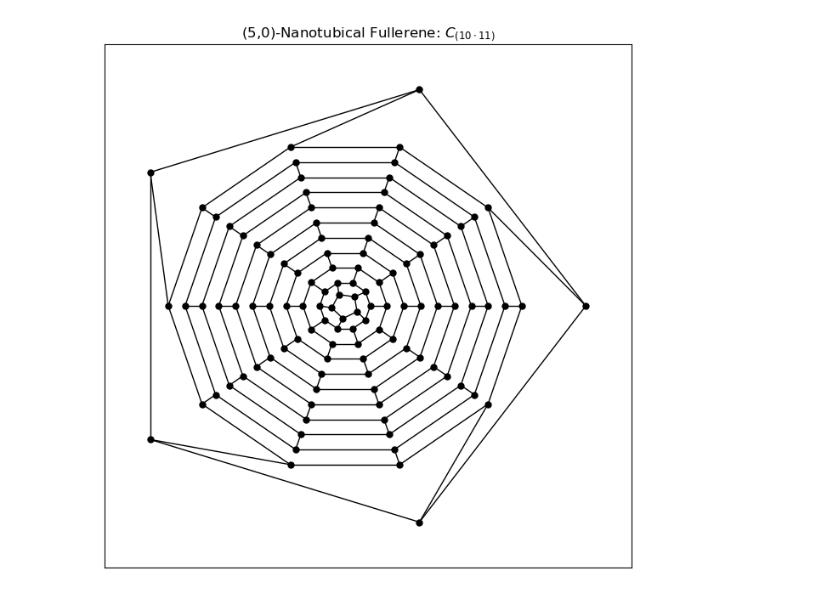
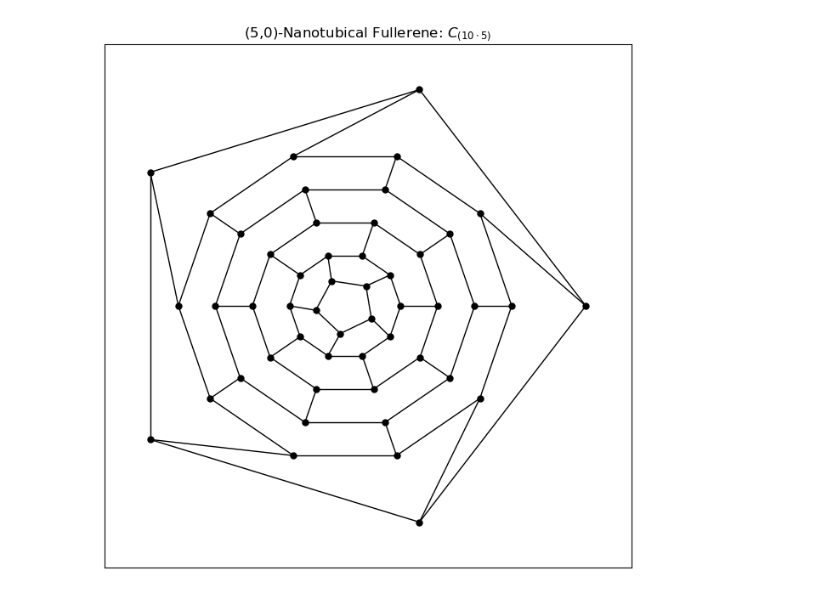
Before and after one commit to FlusAljaz/Distance-vector-of-non-tubical-nanotube-fullerenes-of-type-5-0-, a Jupyter notebook: projektna.ipynb, the cells around one changed output. Cells and saved outputs as stored; diff of their text form; code cells hidden in the pictures.

```diff
--- a/projektna.ipynb
+++ b/projektna.ipynb
@@ -277,13 +288,13 @@ def vozlišča_na_ista_razdalji(distance_vectors):
 # %%
 # Ustvari (5,0)-Nanotubical Fullerene graf za k=100 z zigzag povezavami
-G = ntf(k=11, zigzag=True)
+G = ntf(k=5, zigzag=True)
 
 # Vizualiziraj graf
 G.plot_graph(node_size=25, font_size=0, node_color="black", edge_color="black")
 
 # Pretvori graf v različne formate
 edge_list = G.convert_graph(format="edge_list")
 adjacency_list = G.convert_graph(format="adjacency_list")
 adjacency_matrix = G.convert_graph(format="adjacency_matrix")
 # %% [output]
-[figure, old version]
+[figure, new version]
```
Also changed, not shown: parts of 6 cells of this notebook.
